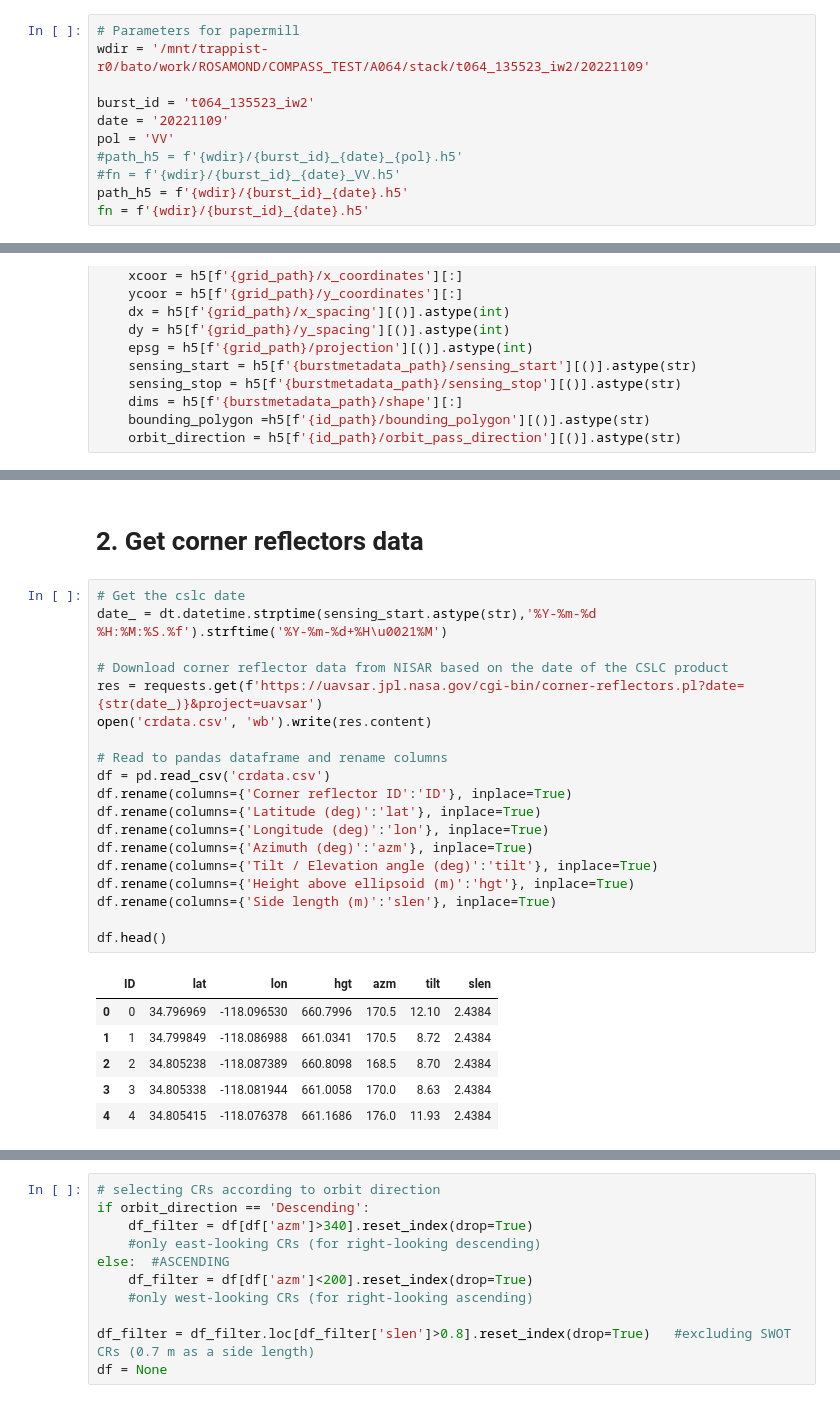
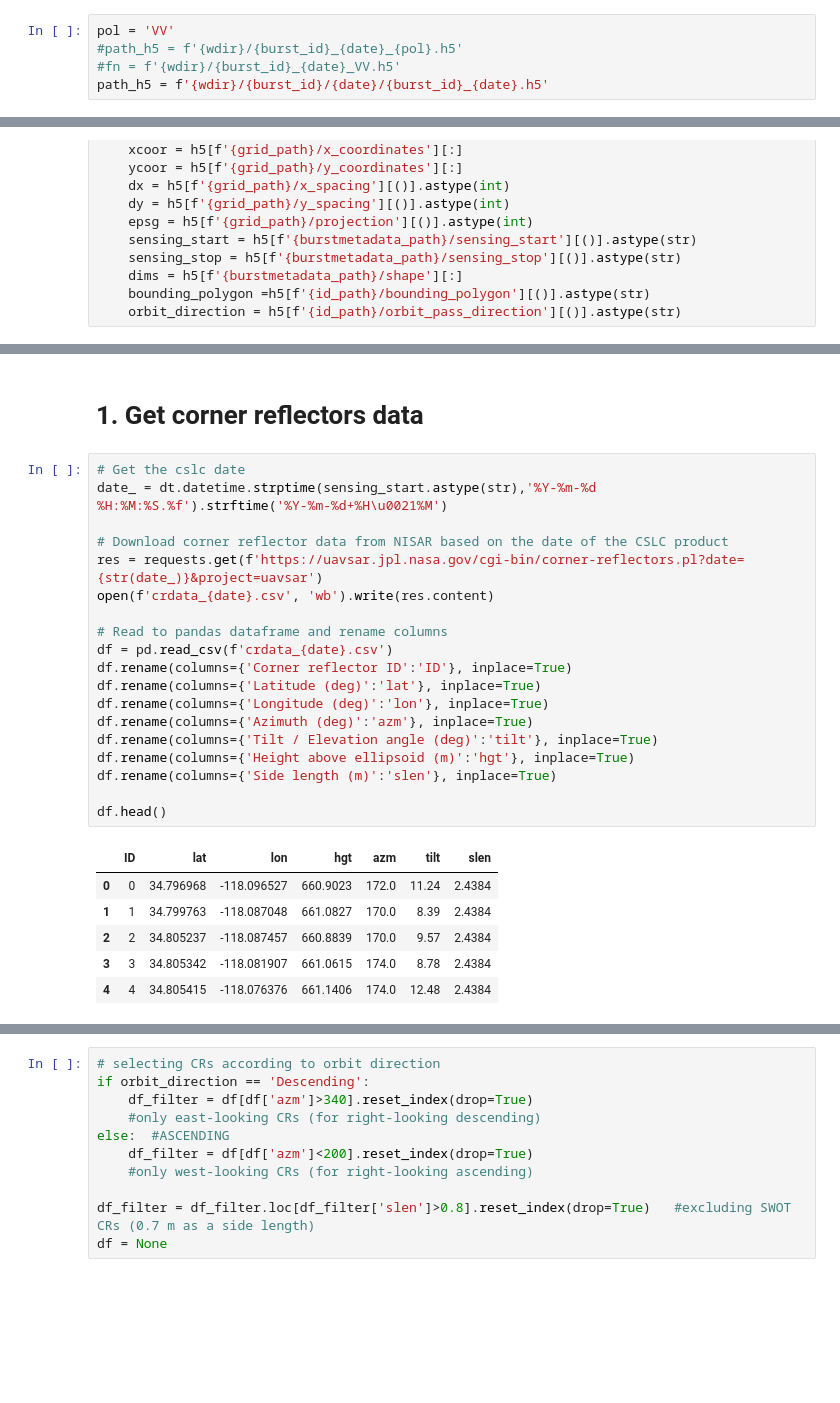
Before and after one commit to OPERA-Cal-Val/calval-CSLC, a Jupyter notebook: ALE.ipynb, the cells around one changed output, grey strips where cells are left out. Cells and saved outputs as stored; diff of their text form; blank space fills up the shorter version.

```diff
--- a/ALE.ipynb
+++ b/ALE.ipynb
@@ -26,14 +38,8 @@ warnings.filterwarnings('ignore')
 # %%
-# Parameters for papermill
-wdir = '/mnt/trappist-r0/bato/work/ROSAMOND/COMPASS_TEST/A064/stack/t064_135523_iw2/20221109'
-
-burst_id = 't064_135523_iw2'
-date = '20221109'
 pol = 'VV'
 #path_h5 = f'{wdir}/{burst_id}_{date}_{pol}.h5'
 #fn = f'{wdir}/{burst_id}_{date}_VV.h5'
-path_h5 = f'{wdir}/{burst_id}_{date}.h5'
-fn = f'{wdir}/{burst_id}_{date}.h5'
+path_h5 = f'{wdir}/{burst_id}/{date}/{burst_id}_{date}.h5'
 # %%
 # Load the CSLC and necessary metadata
 DATA_ROOT = 'science/SENTINEL1'
@@ -125,31 +89,31 @@ CSLC shape: (4420, 20210)
 # %% [markdown]
-# 2. Get corner reflectors data
+# 1. Get corner reflectors data
 # %%
 # Get the cslc date
 date_ = dt.datetime.strptime(sensing_start.astype(str),'%Y-%m-%d %H:%M:%S.%f').strftime('%Y-%m-%d+%H\u0021%M')
 
 # Download corner reflector data from NISAR based on the date of the CSLC product
 res = requests.get(f'https://uavsar.jpl.nasa.gov/cgi-bin/corner-reflectors.pl?date={str(date_)}&project=uavsar')
-open('crdata.csv', 'wb').write(res.content)
+open(f'crdata_{date}.csv', 'wb').write(res.content)
 
 # Read to pandas dataframe and rename columns
-df = pd.read_csv('crdata.csv')
+df = pd.read_csv(f'crdata_{date}.csv')
 df.rename(columns={'Corner reflector ID':'ID'}, inplace=True)
 df.rename(columns={'Latitude (deg)':'lat'}, inplace=True)
 df.rename(columns={'Longitude (deg)':'lon'}, inplace=True)
 df.rename(columns={'Azimuth (deg)':'azm'}, inplace=True)
 df.rename(columns={'Tilt / Elevation angle (deg)':'tilt'}, inplace=True)
 df.rename(columns={'Height above ellipsoid (m)':'hgt'}, inplace=True)
 df.rename(columns={'Side length (m)':'slen'}, inplace=True)
 
 df.head()
 # %% [output]
 |  | ID | lat | lon | hgt | azm | tilt | slen |
-| 0 | 0 | 34.796969 | -118.096530 | 660.7996 | 170.5 | 12.10 | 2.4384 |
-| 1 | 1 | 34.799849 | -118.086988 | 661.0341 | 170.5 | 8.72 | 2.4384 |
-| 2 | 2 | 34.805238 | -118.087389 | 660.8098 | 168.5 | 8.70 | 2.4384 |
-| 3 | 3 | 34.805338 | -118.081944 | 661.0058 | 170.0 | 8.63 | 2.4384 |
-| 4 | 4 | 34.805415 | -118.076378 | 661.1686 | 176.0 | 11.93 | 2.4384 |
+| 0 | 0 | 34.796968 | -118.096527 | 660.9023 | 172.0 | 11.24 | 2.4384 |
+| 1 | 1 | 34.799763 | -118.087048 | 661.0827 | 170.0 | 8.39 | 2.4384 |
+| 2 | 2 | 34.805237 | -118.087457 | 660.8839 | 170.0 | 9.57 | 2.4384 |
+| 3 | 3 | 34.805342 | -118.081907 | 661.0615 | 174.0 | 8.78 | 2.4384 |
+| 4 | 4 | 34.805415 | -118.076376 | 661.1406 | 174.0 | 12.48 | 2.4384 |
 # %%
 #calculating the locations of CRs in SAR image
 UTMx = []
```
Also changed, not shown: parts of 16 cells of this notebook, 4 other files.
